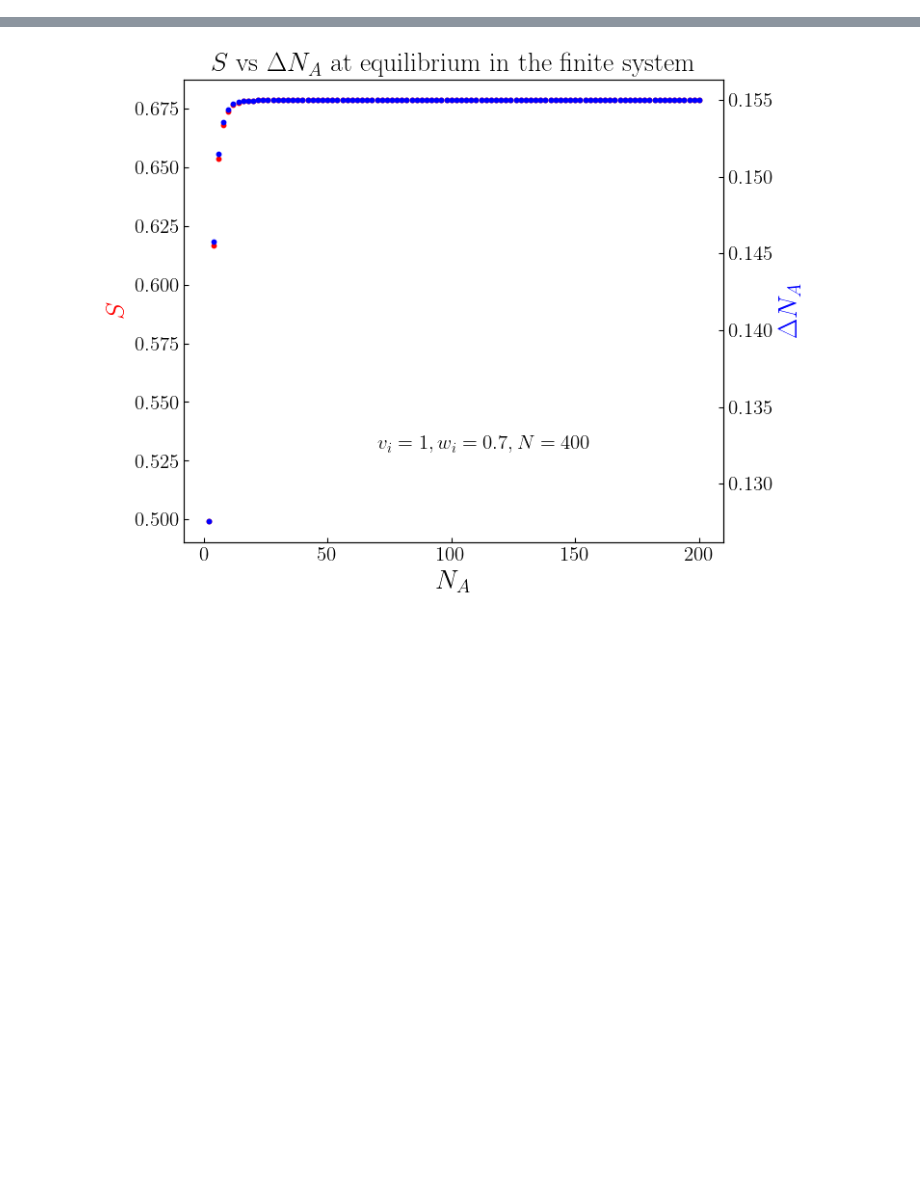
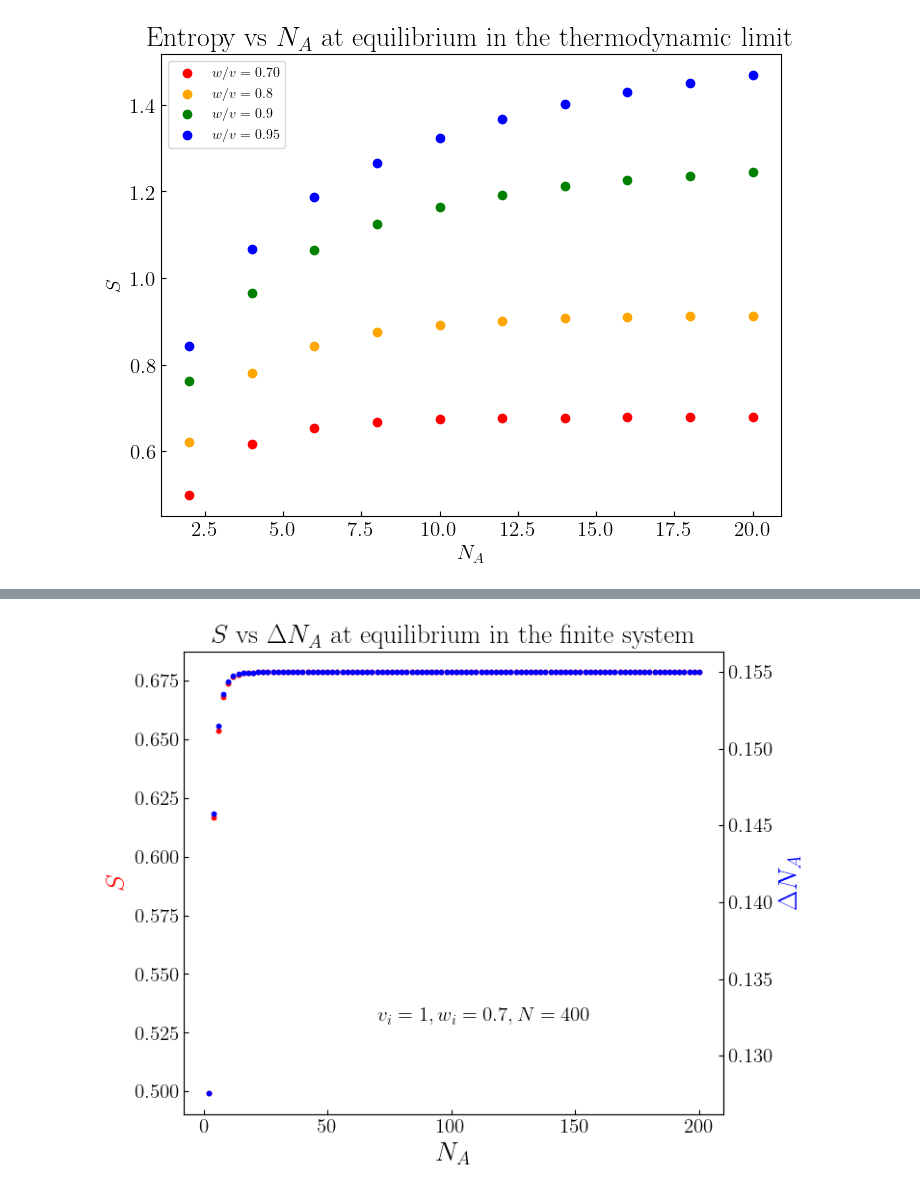
Before and after one commit to artalink7/SSH-Analysis, a Jupyter notebook: plot/plots.ipynb, the cells around one changed output, grey strips where cells are left out. Saved outputs shown, nothing was run; the diff lists cells and outputs as text; code cells hidden in the pictures; blank space fills up the shorter version.

```diff
--- a/plot/plots.ipynb
+++ b/plot/plots.ipynb
@@ -23,5 +23,34 @@ project_root = cwd.parent
 data_equilibrium_dir = project_root / "data" / "equilibrium"
 data_quench_dir = project_root / "data" / "quench"
 plot_dir = project_root / "plot"
+# %%
+def comparison_data_entropy_at_equilibrium_with_various_coeff():
+    Entr1 = np.loadtxt(data_equilibrium_dir/"entropy_10_cells_thermodynamic.txt")
+    Entr2 = np.loadtxt(data_equilibrium_dir/"entropy_10_cells_thermodynamic_k08.txt")
+    Entr3 = np.loadtxt(data_equilibrium_dir/"entropy_10_cells_thermodynamic_k09.txt")
+    Entr4 = np.loadtxt(data_equilibrium_dir/"entropy_10_cells_thermodynamic_k095.txt")
+    xvals = np.arange(2, 22, 2)
+
+    fig, ax1 = plt.subplots(figsize=(8, 6))
+    ax1.set_title(r"Entropy vs $N_A$ at equilibrium in the thermodynamic limit", fontsize=20)
+
+    ax1.scatter(xvals, Entr1, color="red", marker='o', label=r"$w/v = 0.70$")
+    ax1.scatter(xvals, Entr2, color="orange", marker='o', label=r"$w/v = 0.8$")
+    ax1.scatter(xvals, Entr3, color="green", marker='o', label=r"$w/v = 0.9$")
+    ax1.scatter(xvals, Entr4, color="blue", marker='o', label=r"$w/v = 0.95$")
+    ax1.set_xlabel(r"$N_A$", fontsize=15, color="black")
+    ax1.set_ylabel(r"$S$", fontsize=15, color="black")
+
+    ax1.tick_params(direction="in", labelsize=15)
+
+    ax1.legend(loc='best', fontsize=10)
+
+    plt.show()
+
+    fig.savefig(plot_dir/"entropy_vs_NA_equilibrium_thermodynamic_limit.pdf", bbox_inches='tight')
+# %%
+comparison_data_entropy_at_equilibrium_with_various_coeff()
+# %% [output]
+[figure, added]
 # %%
 def comparison_data_entropy_vs_var_equilibrium_thermo():
```
Also changed, not shown: parts of 13 cells of this notebook, 19 other files.
